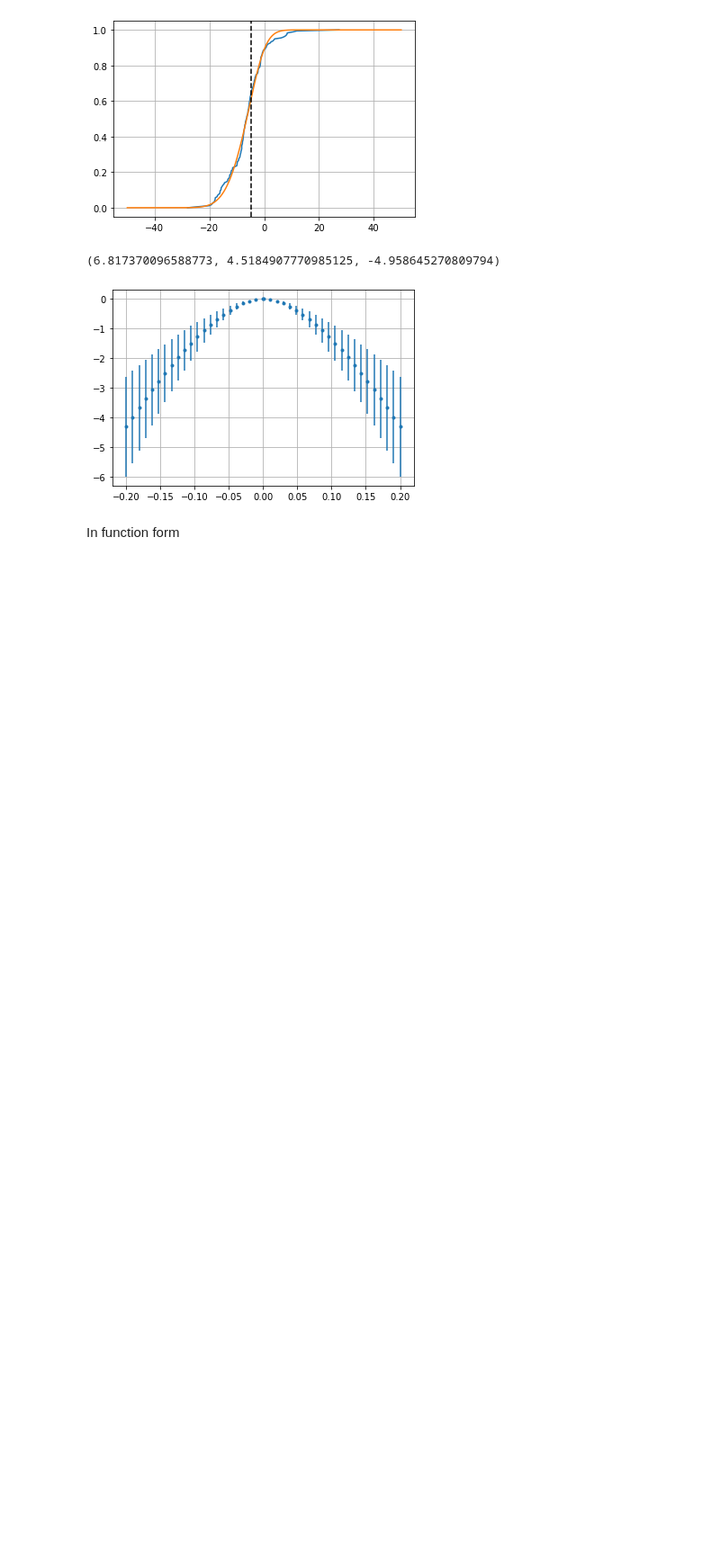
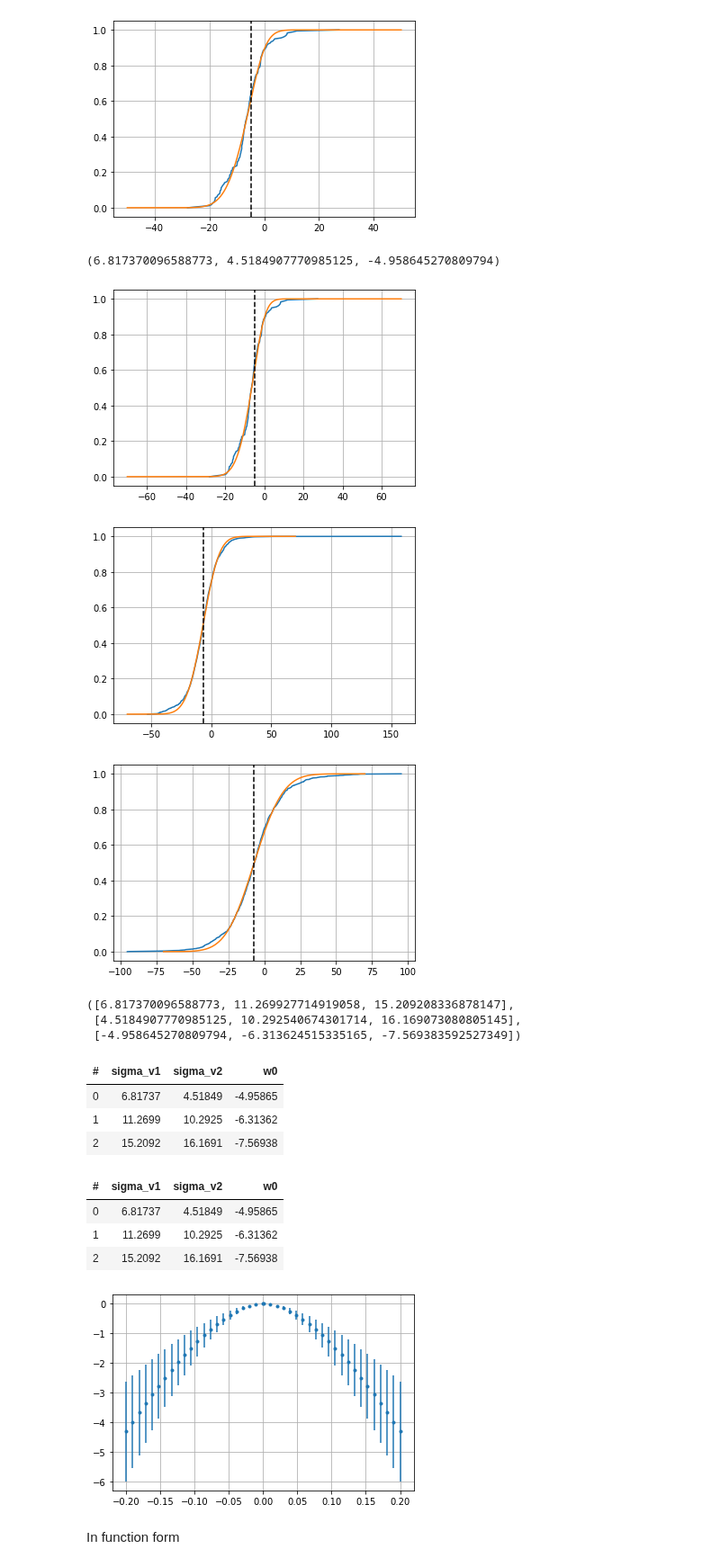
Before and after one commit to Alisyaifudin/Thesis-Project, a Jupyter notebook: 4. Gravity/4.2. Uncertainty.ipynb, the cells around one changed output. Shown at 90% size. Drawn from its saved outputs; the diff is of its cells as text; code cells hidden in the pictures; blank space fills up the shorter version.

```diff
--- a/4. Gravity/4.2. Uncertainty.ipynb
+++ b/4. Gravity/4.2. Uncertainty.ipynb
@@ -324,3 +327,38 @@ sigma_v1, sigma_v2, w0
 # %% [output]
 [figure]
 (6.817370096588773, 4.5184907770985125, -4.958645270809794)
+# %%
+# store the values for A, F, and G
+sigma_v1  = []
+sigma_v2 = []
+w0 = []
+for num in [a_type.w.to_numpy(), f_type.w.to_numpy(), g_type.w.to_numpy()]:
+  num = np.sort(num)
+  popt, _ = curve_fit(double_gaussian_cum, num, np.linspace(0, 1, len(num)), p0=(1,1, 0))
+  sigma_v1_, sigma_v2_, w0_ = popt
+  ws = np.linspace(-70, 70, 1000)
+  plt.figure()
+  plt.plot(num, np.linspace(0, 1, len(num)))
+  plt.plot(ws, double_gaussian_cum(ws, *popt))
+  plt.axvline(w0_, color="k", ls="--")
+  plt.grid()
+  plt.show()
+  sigma_v1.append(sigma_v1_)
+  sigma_v2.append(sigma_v2_)
+  w0.append(w0_)
+sigma_v1, sigma_v2, w0
+# %% [output]
+[figure, added]
+[figure, added]
+[figure, added]
+([6.817370096588773, 11.269927714919058, 15.209208336878147],
+ [4.5184907770985125, 10.292540674301714, 16.169073080805145],
+ [-4.958645270809794, -6.313624515335165, -7.569383592527349])
+# %%
+df_assy = vaex.from_dict(dict(sigma_v1=sigma_v1, sigma_v2=sigma_v2, w0=w0))
+df_assy
+# %% [output]
+| # | sigma_v1 | sigma_v2 | w0 |
+| 0 | 6.81737 | 4.51849 | -4.95865 |
+| 1 | 11.2699 | 10.2925 | -6.31362 |
+| 2 | 15.2092 | 16.1691 | -7.56938 |
@@ -327,3 +368,11 @@ sigma_v1, sigma_v2, w0
+# %%
+df_assy = vaex.open(join(data_dir, "assy.hdf5"))
+df_assy
+# %% [output]
+| # | sigma_v1 | sigma_v2 | w0 |
+| 0 | 6.81737 | 4.51849 | -4.95865 |
+| 1 | 11.2699 | 10.2925 | -6.31362 |
+| 2 | 15.2092 | 16.1691 | -7.56938 |
 # %%
 # run 100 bootstrap resampling
 zz = np.linspace(1, 200, 22)
```
Also changed, not shown: parts of 11 cells of this notebook, 1 other file.
